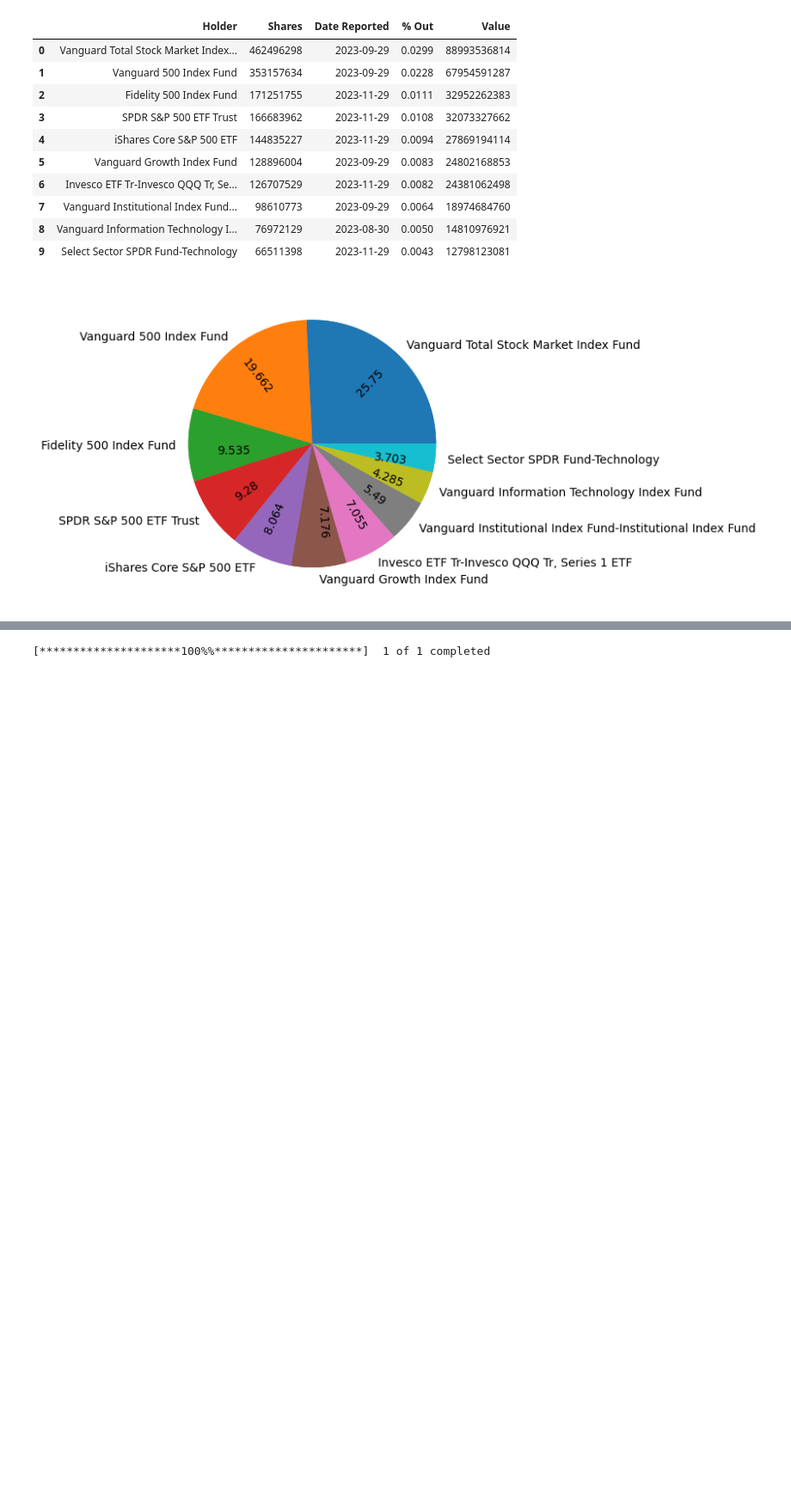
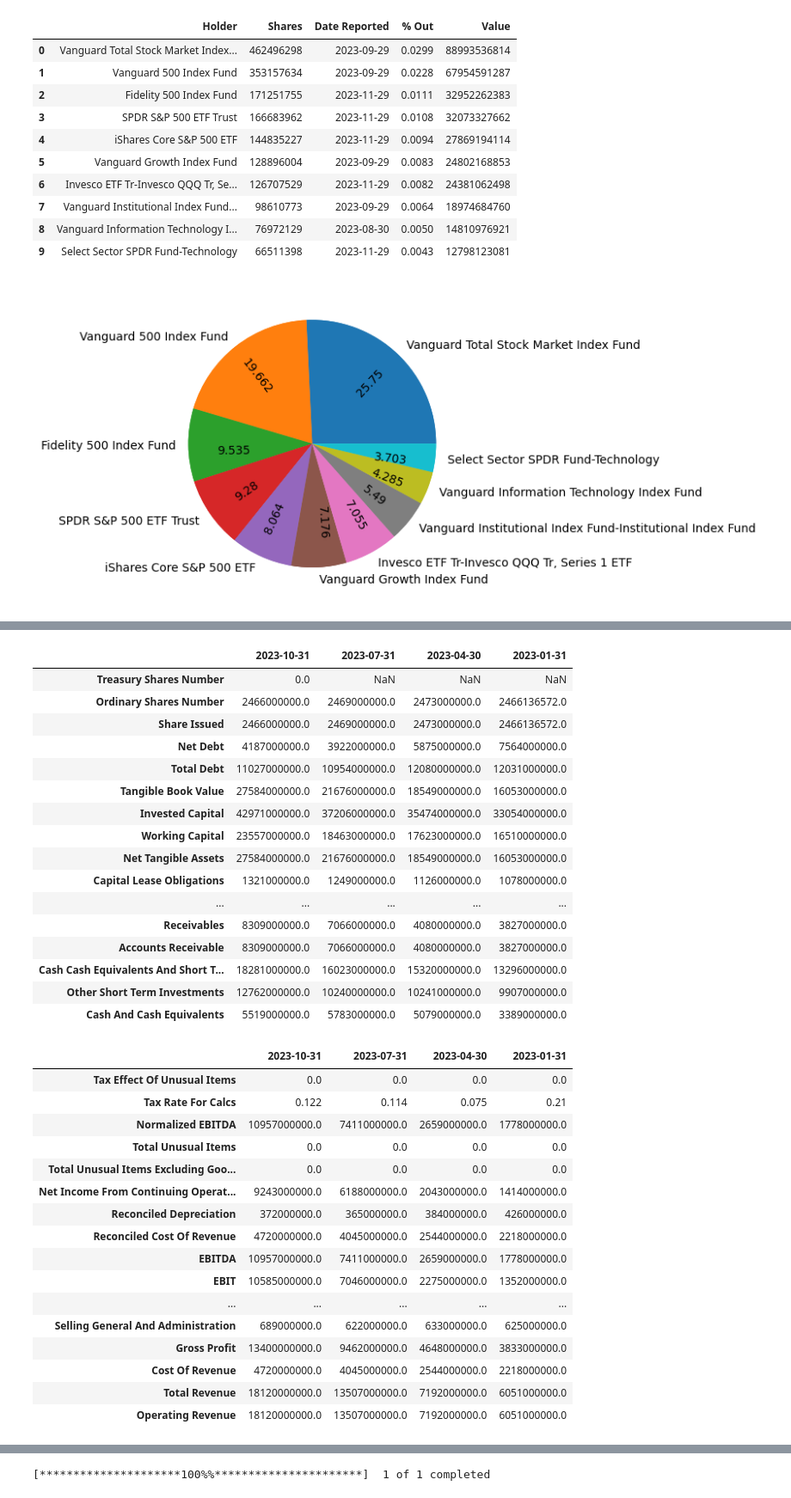
Before and after one commit to Robohrriday/MS499_IITGN_Finance_2024, a Jupyter notebook: data_analysis.ipynb, the cells around one changed output, grey strips where cells are left out. Shown at 86% size. Cells and saved outputs as stored; diff of their text form; code cells hidden in the pictures; blank space fills up the shorter version.

```diff
--- a/data_analysis.ipynb
+++ b/data_analysis.ipynb
@@ -243,0 +199,42 @@ KeyError: 'Current Assets'
+# %%
+ticker = yf.Ticker('NVDA')
+data = ticker.quarterly_balancesheet
+display_data(data,True)
+#Date = 2023-09-30, 2023-12-31
+display_data(ticker.quarterly_financials)
+display_data(ticker.balance_sheet, True)
+# %% [output]
+|  | 2023-10-31 | 2023-07-31 | 2023-04-30 | 2023-01-31 |
+| Treasury Shares Number | 0.0 | NaN | NaN | NaN |
+| Ordinary Shares Number | 2466000000.0 | 2469000000.0 | 2473000000.0 | 2466136572.0 |
+| Share Issued | 2466000000.0 | 2469000000.0 | 2473000000.0 | 2466136572.0 |
+| Net Debt | 4187000000.0 | 3922000000.0 | 5875000000.0 | 7564000000.0 |
+| Total Debt | 11027000000.0 | 10954000000.0 | 12080000000.0 | 12031000000.0 |
+| Tangible Book Value | 27584000000.0 | 21676000000.0 | 18549000000.0 | 16053000000.0 |
+| Invested Capital | 42971000000.0 | 37206000000.0 | 35474000000.0 | 33054000000.0 |
+| Working Capital | 23557000000.0 | 18463000000.0 | 17623000000.0 | 16510000000.0 |
+| Net Tangible Assets | 27584000000.0 | 21676000000.0 | 18549000000.0 | 16053000000.0 |
+| Capital Lease Obligations | 1321000000.0 | 1249000000.0 | 1126000000.0 | 1078000000.0 |
+| ... | ... | ... | ... | ... |
+| Receivables | 8309000000.0 | 7066000000.0 | 4080000000.0 | 3827000000.0 |
+| Accounts Receivable | 8309000000.0 | 7066000000.0 | 4080000000.0 | 3827000000.0 |
+| Cash Cash Equivalents And Short T... | 18281000000.0 | 16023000000.0 | 15320000000.0 | 13296000000.0 |
+| Other Short Term Investments | 12762000000.0 | 10240000000.0 | 10241000000.0 | 9907000000.0 |
+| Cash And Cash Equivalents | 5519000000.0 | 5783000000.0 | 5079000000.0 | 3389000000.0 |
+|  | 2023-10-31 | 2023-07-31 | 2023-04-30 | 2023-01-31 |
+| Tax Effect Of Unusual Items | 0.0 | 0.0 | 0.0 | 0.0 |
+| Tax Rate For Calcs | 0.122 | 0.114 | 0.075 | 0.21 |
+| Normalized EBITDA | 10957000000.0 | 7411000000.0 | 2659000000.0 | 1778000000.0 |
+| Total Unusual Items | 0.0 | 0.0 | 0.0 | 0.0 |
+| Total Unusual Items Excluding Goo... | 0.0 | 0.0 | 0.0 | 0.0 |
+| Net Income From Continuing Operat... | 9243000000.0 | 6188000000.0 | 2043000000.0 | 1414000000.0 |
+| Reconciled Depreciation | 372000000.0 | 365000000.0 | 384000000.0 | 426000000.0 |
+| Reconciled Cost Of Revenue | 4720000000.0 | 4045000000.0 | 2544000000.0 | 2218000000.0 |
+| EBITDA | 10957000000.0 | 7411000000.0 | 2659000000.0 | 1778000000.0 |
+| EBIT | 10585000000.0 | 7046000000.0 | 2275000000.0 | 1352000000.0 |
+| ... | ... | ... | ... | ... |
+| Selling General And Administration | 689000000.0 | 622000000.0 | 633000000.0 | 625000000.0 |
+| Gross Profit | 13400000000.0 | 9462000000.0 | 4648000000.0 | 3833000000.0 |
+| Cost Of Revenue | 4720000000.0 | 4045000000.0 | 2544000000.0 | 2218000000.0 |
+| Total Revenue | 18120000000.0 | 13507000000.0 | 7192000000.0 | 6051000000.0 |
+| Operating Revenue | 18120000000.0 | 13507000000.0 | 7192000000.0 | 6051000000.0 |
```
Also changed, not shown: parts of 3 cells of this notebook, 6 other files.
